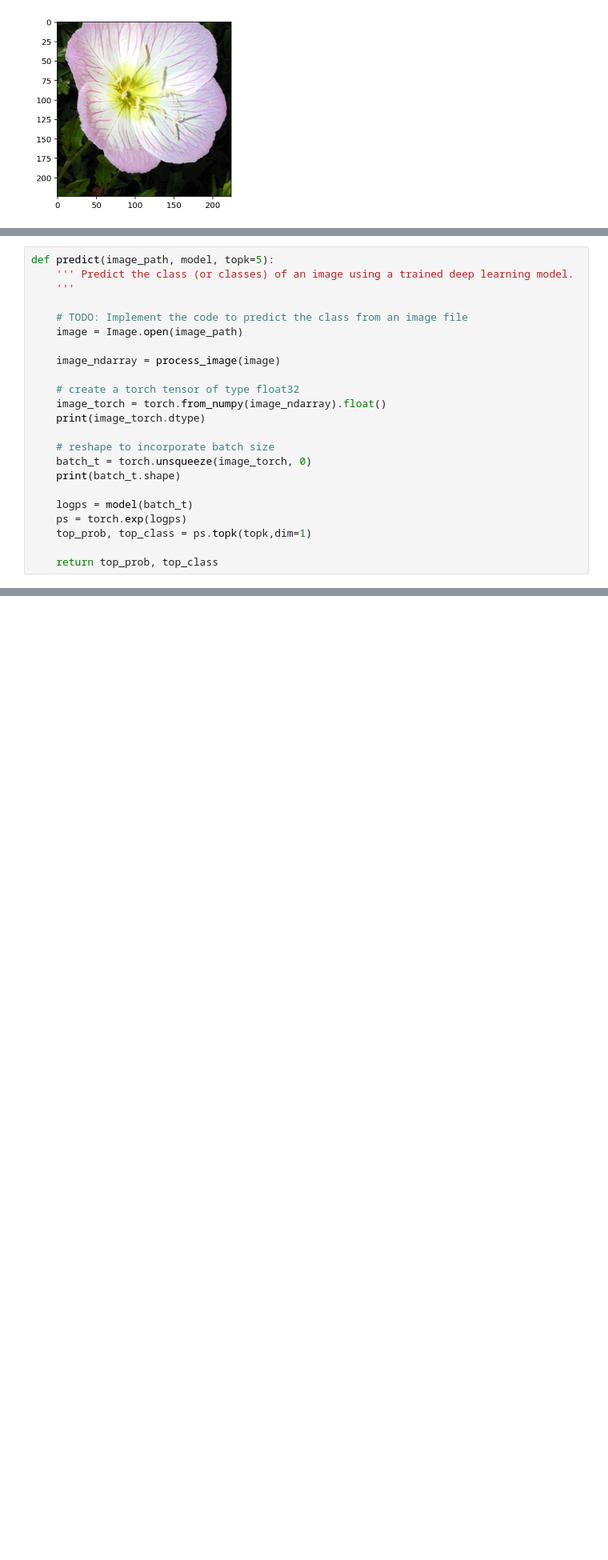
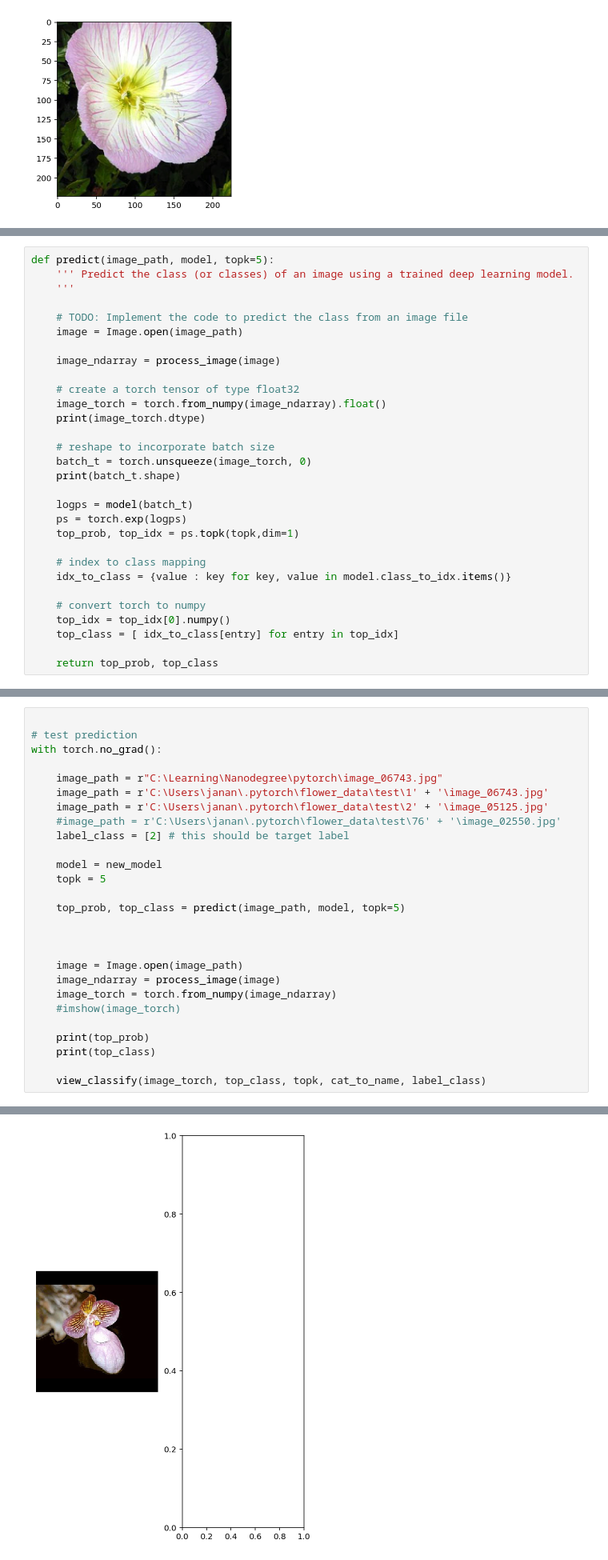
Before and after one commit to JananiSBabu/Deep-Flower-Classifier-ResNet50-PyTorch, a Jupyter notebook: Image Classifier Project.ipynb, the cells around one changed output, grey strips where cells are left out. Shown at 80% size. Saved outputs shown, nothing was run; the diff lists cells and outputs as text; blank space fills up the shorter version.

```diff
--- a/Image Classifier Project.ipynb
+++ b/Image Classifier Project.ipynb
@@ -553,6 +555,13 @@ def predict(image_path, model, topk=5):
 
     logps = model(batch_t)
     ps = torch.exp(logps)
-    top_prob, top_class = ps.topk(topk,dim=1)
+    top_prob, top_idx = ps.topk(topk,dim=1)
+
+    # index to class mapping
+    idx_to_class = {value : key for key, value in model.class_to_idx.items()}
+
+    # convert torch to numpy
+    top_idx = top_idx[0].numpy()
+    top_class = [ idx_to_class[entry] for entry in top_idx]
 
     return top_prob, top_class
@@ -611,0 +589,28 @@ tensor([[0.0133, 0.0130, 0.0126, 0.0123, 0.0122]], grad_fn=<TopkBackward>)
+# %%
+
+# test prediction
+with torch.no_grad():
+
+    image_path = r"C:\Learning\Nanodegree\pytorch\image_06743.jpg"
+    image_path = r'C:\Users\janan\.pytorch\flower_data\test\1' + '\image_06743.jpg'
+    image_path = r'C:\Users\janan\.pytorch\flower_data\test\2' + '\image_05125.jpg'
+    #image_path = r'C:\Users\janan\.pytorch\flower_data\test\76' + '\image_02550.jpg'
+    label_class = [2] # this should be target label
+
+    model = new_model
+    topk = 5
+
+    top_prob, top_class = predict(image_path, model, topk=5)
+
+
+
+    image = Image.open(image_path)
+    image_ndarray = process_image(image)
+    image_torch = torch.from_numpy(image_ndarray)
+    #imshow(image_torch)
+
+    print(top_prob)
+    print(top_class)
+
+    view_classify(image_torch, top_class, topk, cat_to_name, label_class)
+# %% [output]
@@ -612,3 +635,4 @@ tensor([[0.0133, 0.0130, 0.0126, 0.0123, 0.0122]], grad_fn=<TopkBackward>)
+[figure, added]
 # %% [markdown]
 ## Sanity Checking
 
```
Also changed, not shown: parts of 8 cells of this notebook.
